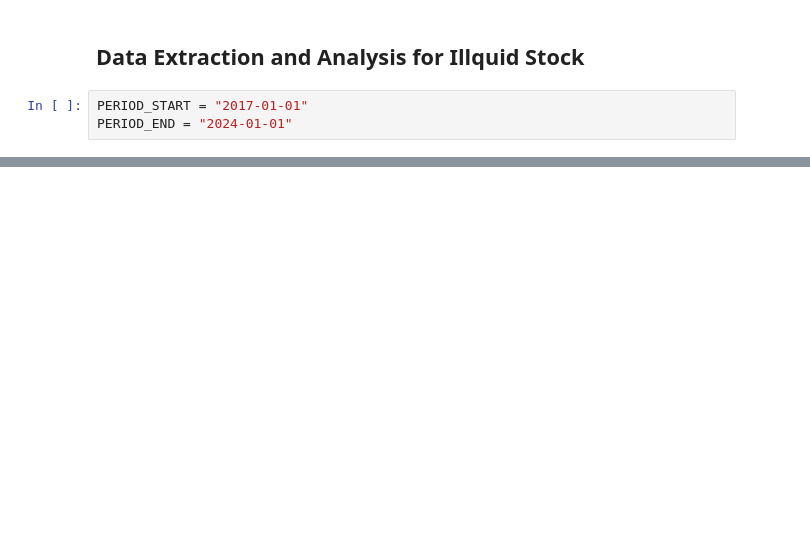
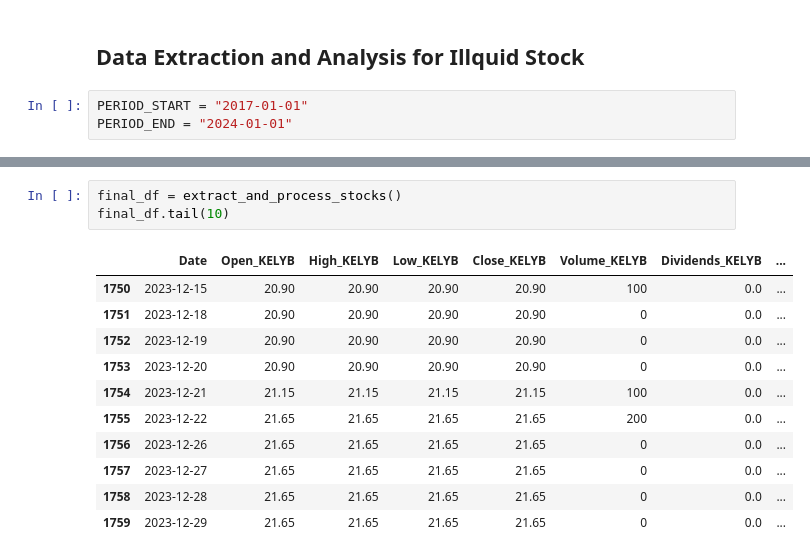
Before and after one commit to Celinzh/wqu_assignment, a Jupyter notebook: GWP1/Heinrik-data.ipynb, the cells around one changed output, grey strips where cells are left out. Saved outputs shown, nothing was run; the diff lists cells and outputs as text; blank space fills up the shorter version.

```diff
--- a/GWP1/Heinrik-data.ipynb
+++ b/GWP1/Heinrik-data.ipynb
@@ -83,0 +58,15 @@ fed_rate.head()
+# %%
+final_df = extract_and_process_stocks()
+final_df.tail(10)
+# %% [output]
+|  | Date | Open_KELYB | High_KELYB | Low_KELYB | Close_KELYB | Volume_KELYB | Dividends_KELYB | ... |
+| 1750 | 2023-12-15 | 20.90 | 20.90 | 20.90 | 20.90 | 100 | 0.0 | ... |
+| 1751 | 2023-12-18 | 20.90 | 20.90 | 20.90 | 20.90 | 0 | 0.0 | ... |
+| 1752 | 2023-12-19 | 20.90 | 20.90 | 20.90 | 20.90 | 0 | 0.0 | ... |
+| 1753 | 2023-12-20 | 20.90 | 20.90 | 20.90 | 20.90 | 0 | 0.0 | ... |
+| 1754 | 2023-12-21 | 21.15 | 21.15 | 21.15 | 21.15 | 100 | 0.0 | ... |
+| 1755 | 2023-12-22 | 21.65 | 21.65 | 21.65 | 21.65 | 200 | 0.0 | ... |
+| 1756 | 2023-12-26 | 21.65 | 21.65 | 21.65 | 21.65 | 0 | 0.0 | ... |
+| 1757 | 2023-12-27 | 21.65 | 21.65 | 21.65 | 21.65 | 0 | 0.0 | ... |
+| 1758 | 2023-12-28 | 21.65 | 21.65 | 21.65 | 21.65 | 0 | 0.0 | ... |
+| 1759 | 2023-12-29 | 21.65 | 21.65 | 21.65 | 21.65 | 0 | 0.0 | ... |
```
Also changed, not shown: parts of 11 cells of this notebook.
